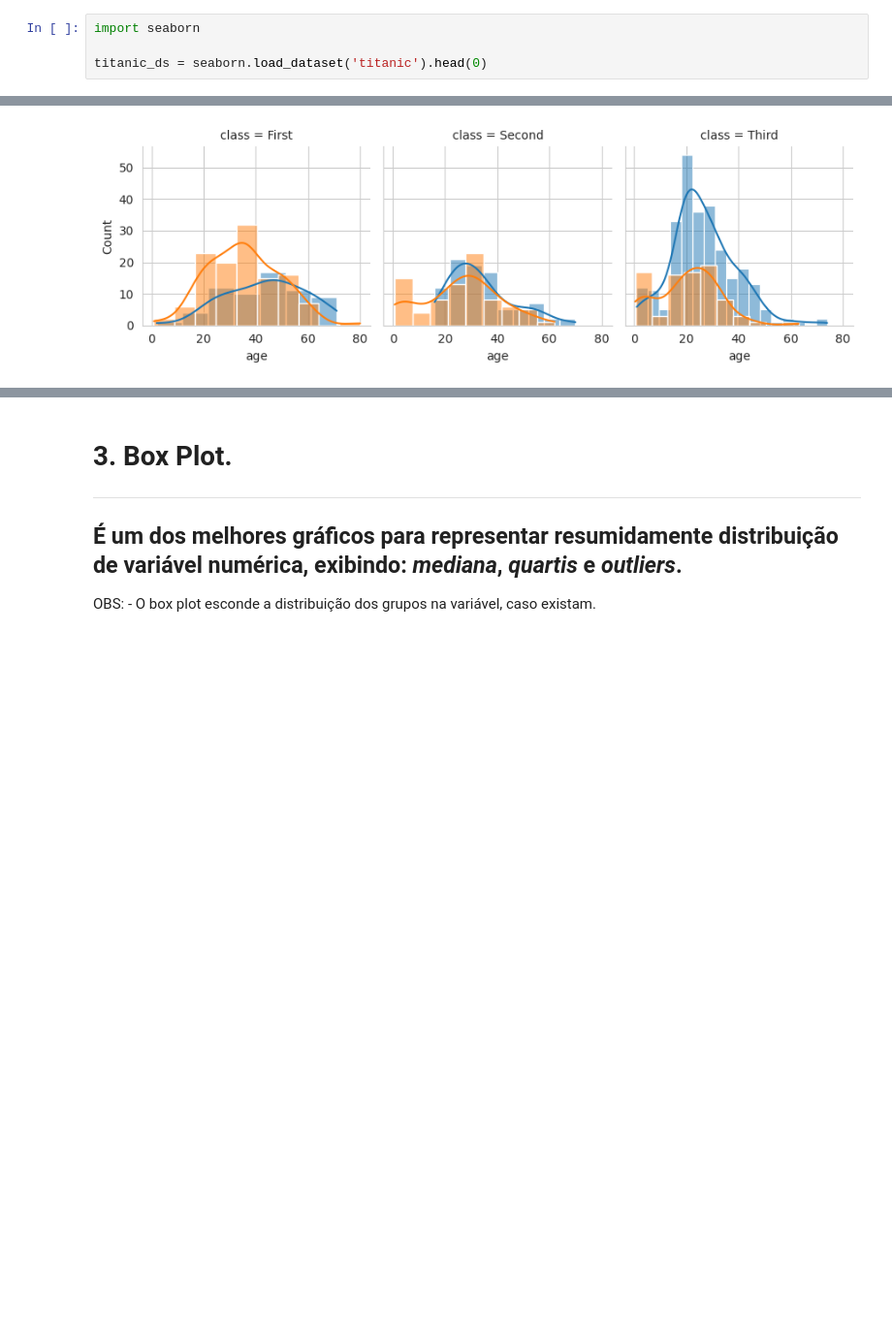
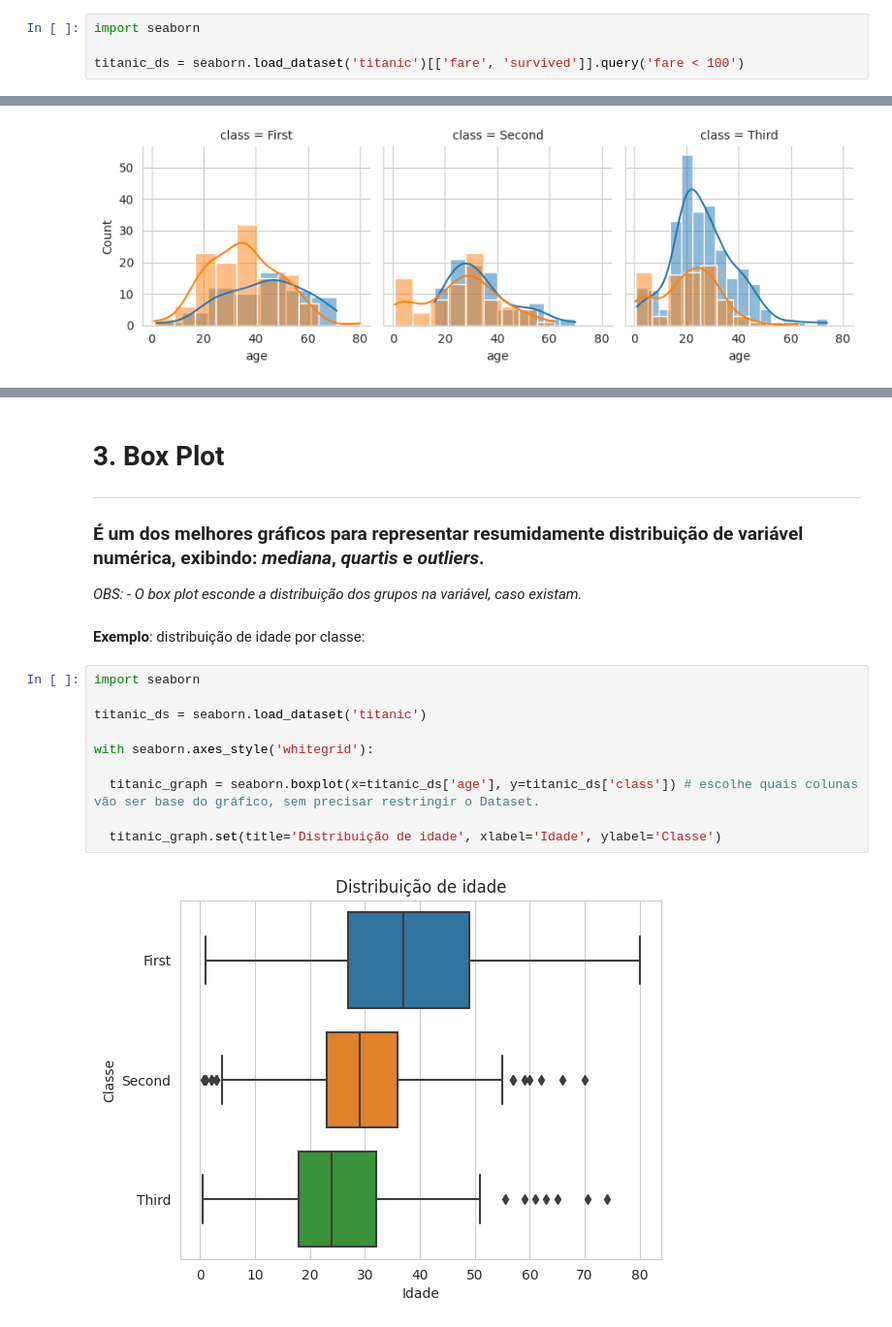
Before and after one commit to freirefellipe/ebac, a Jupyter notebook: MOD15_seaborn.ipynb, the cells around one changed output, grey strips where cells are left out. Shown at 97% size. Drawn from its saved outputs; the diff is of its cells as text; blank space fills up the shorter version.

```diff
--- a/MOD15_seaborn.ipynb
+++ b/MOD15_seaborn.ipynb
@@ -7,4 +7,4 @@
 # %%
 import seaborn
 
-titanic_ds = seaborn.load_dataset('titanic').head(0)
+titanic_ds = seaborn.load_dataset('titanic')[['fare', 'survived']].query('fare < 100')
@@ -29,6 +59,20 @@ display(titanic_ds)
 # %% [markdown]
-# 3. **Box Plot**.
+# 3. **Box Plot**
 ---
-## É um dos melhores gráficos para representar resumidamente distribuição de variável numérica, exibindo: *mediana*, *quartis* e *outliers*.
+### É um dos melhores gráficos para representar resumidamente distribuição de variável numérica, exibindo: *mediana*, *quartis* e *outliers*.
 
-OBS: - O box plot esconde a distribuição dos grupos na variável, caso existam.
+*OBS: - O box plot esconde a distribuição dos grupos na variável, caso existam.*
+# %% [markdown]
+**Exemplo**: distribuição de idade por classe:
+# %%
+import seaborn
+
+titanic_ds = seaborn.load_dataset('titanic')
+
+with seaborn.axes_style('whitegrid'):
+
+  titanic_graph = seaborn.boxplot(x=titanic_ds['age'], y=titanic_ds['class']) # escolhe quais colunas vão ser base do gráfico, sem precisar restringir o Dataset.
+
+  titanic_graph.set(title='Distribuição de idade', xlabel='Idade', ylabel='Classe')
+# %% [output]
+[figure, added]
```
Also changed, not shown: parts of 5 cells of this notebook.
